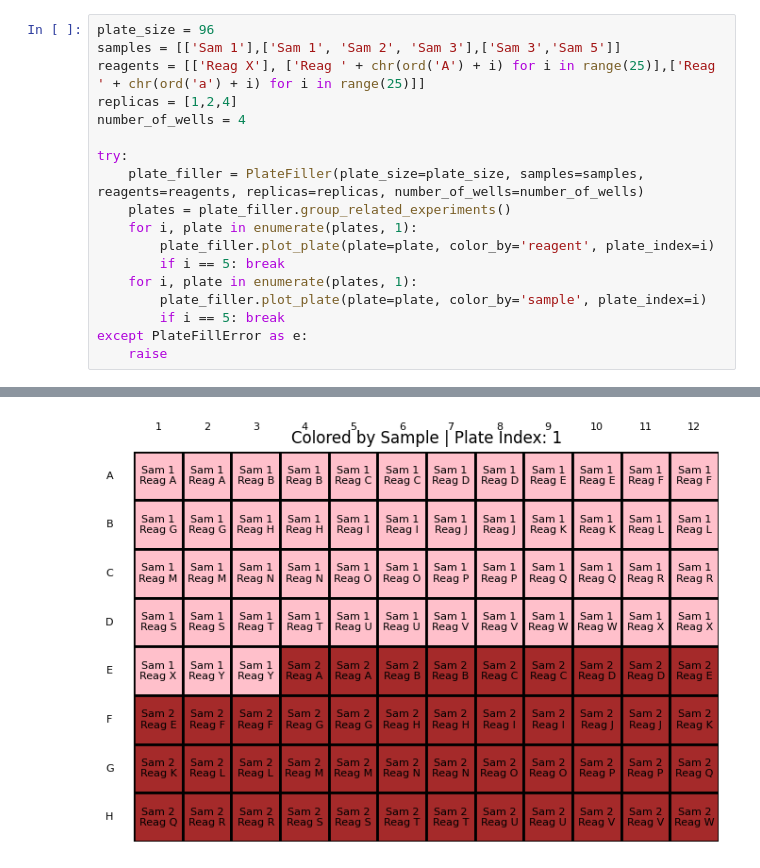
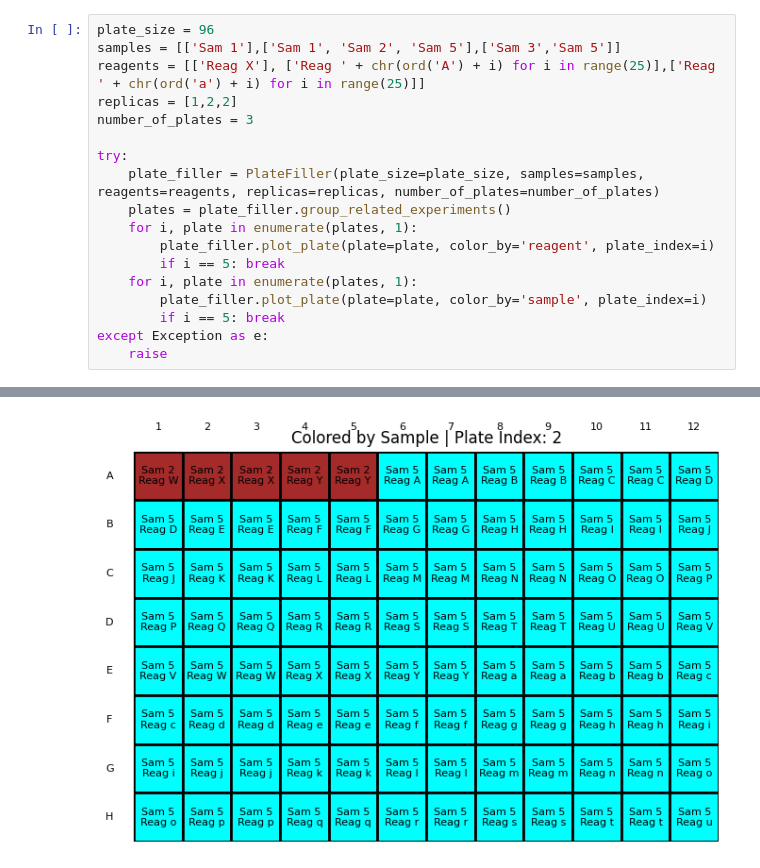
Before and after one commit to HappyPotatoman/microtiter_filler, a Jupyter notebook: microtiter_filler.ipynb, the cells around one changed output, grey strips where cells are left out. Drawn from its saved outputs; the diff is of its cells as text.

```diff
--- a/microtiter_filler.ipynb
+++ b/microtiter_filler.ipynb
@@ -158,12 +215,12 @@ class PlateFiller:
 # %%
 plate_size = 96
-samples = [['Sam 1'],['Sam 1', 'Sam 2', 'Sam 3'],['Sam 3','Sam 5']]
+samples = [['Sam 1'],['Sam 1', 'Sam 2', 'Sam 5'],['Sam 3','Sam 5']]
 reagents = [['Reag X'], ['Reag ' + chr(ord('A') + i) for i in range(25)],['Reag ' + chr(ord('a') + i) for i in range(25)]]
-replicas = [1,2,4]
-number_of_wells = 4
+replicas = [1,2,2]
+number_of_plates = 3
 
 try:
-    plate_filler = PlateFiller(plate_size=plate_size, samples=samples, reagents=reagents, replicas=replicas, number_of_wells=number_of_wells)
+    plate_filler = PlateFiller(plate_size=plate_size, samples=samples, reagents=reagents, replicas=replicas, number_of_plates=number_of_plates)
     plates = plate_filler.group_related_experiments()
     for i, plate in enumerate(plates, 1):
         plate_filler.plot_plate(plate=plate, color_by='reagent', plate_index=i)
@@ -171,7 +228,7 @@ try:
     for i, plate in enumerate(plates, 1):
         plate_filler.plot_plate(plate=plate, color_by='sample', plate_index=i)
         if i == 5: break
-except PlateFillError as e:
+except Exception as e:
     raise
 # %% [output]
 [figure]
@@ -181 +238 @@ except PlateFillError as e:
-[figure, old version]
+[figure, new version]
```
Also changed, not shown: parts of 4 cells of this notebook.
